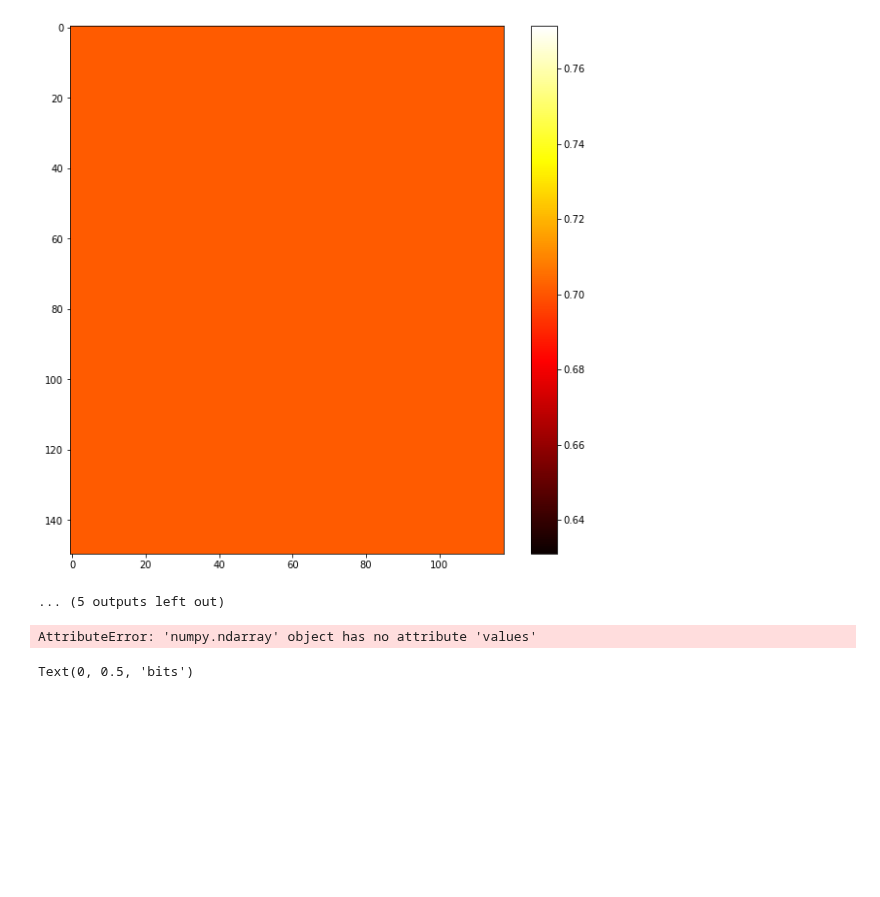
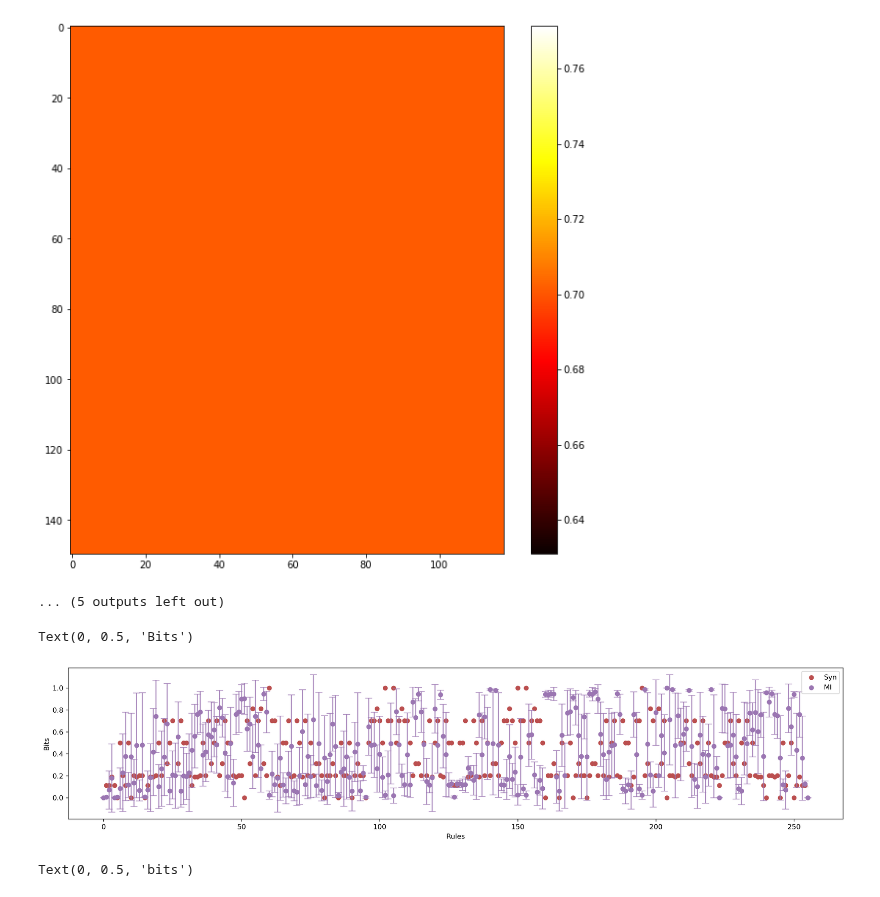
Before and after one commit to Lyn1216/Local-EI-project, a Jupyter notebook: exp/cellular automaton/local_ca.ipynb, the cells around one changed output. Saved outputs shown, nothing was run; the diff lists cells and outputs as text; code cells hidden in the pictures; blank space fills up the shorter version.

```diff
--- a/exp/cellular automaton/local_ca.ipynb
+++ b/exp/cellular automaton/local_ca.ipynb
@@ -384,25 +383,26 @@ with open('results/ca_mi_rules_size='+str(size)+'.json', 'w') as f:
 # %%
 size=10
 with open('results/ca_mi_rules_size='+str(size)+'.json', 'r') as f:
     ca_mi_rules = json.load(f)
 
 means_mi = np.array([np.mean(values) for values in ca_mi_rules.values()])
 std_devs_mi = np.array([np.std(values) for values in ca_mi_rules.values()])
 
 plt.figure(figsize=(20,4), dpi=300)
 # 绘制折线图
 plt.scatter(range(256), syn_list, color='#BB4F4F', label='Syn')
 # plt.fill_between([i/8 for i in range(9)], means+std_devs, means-std_devs, color='#74B38F', alpha=0.05)
 
 plt.scatter(range(256), means_mi, color='#9B76B2', label='MI')
-plt.errorbar(range(256), means_mi, yerr=std_devs_mi, fmt='o', color='#FFA500', alpha=0.8, capsize=5)
+plt.errorbar(range(256), means_mi, yerr=std_devs_mi, fmt='o', color='#9B76B2', alpha=0.8, capsize=5)
 #plt.fill_between(range(256), means_mi+std_devs_mi, means_mi-std_devs_mi, color='#FFA500', alpha=0.2)
 #plt.title("standard deviation")
 plt.legend()
-plt.xlabel("rules")
-plt.ylabel("bits")
+plt.xlabel("Rules")
+plt.ylabel("Bits")
 # %% [output]
-AttributeError: 'numpy.ndarray' object has no attribute 'values'
+Text(0, 0.5, 'Bits')
+[figure, added]
 # %%
 plt.figure(figsize=(20,4), dpi=300)
 # 绘制折线图
```
Also changed, not shown: parts of 1 cell of this notebook, 8 other files.
